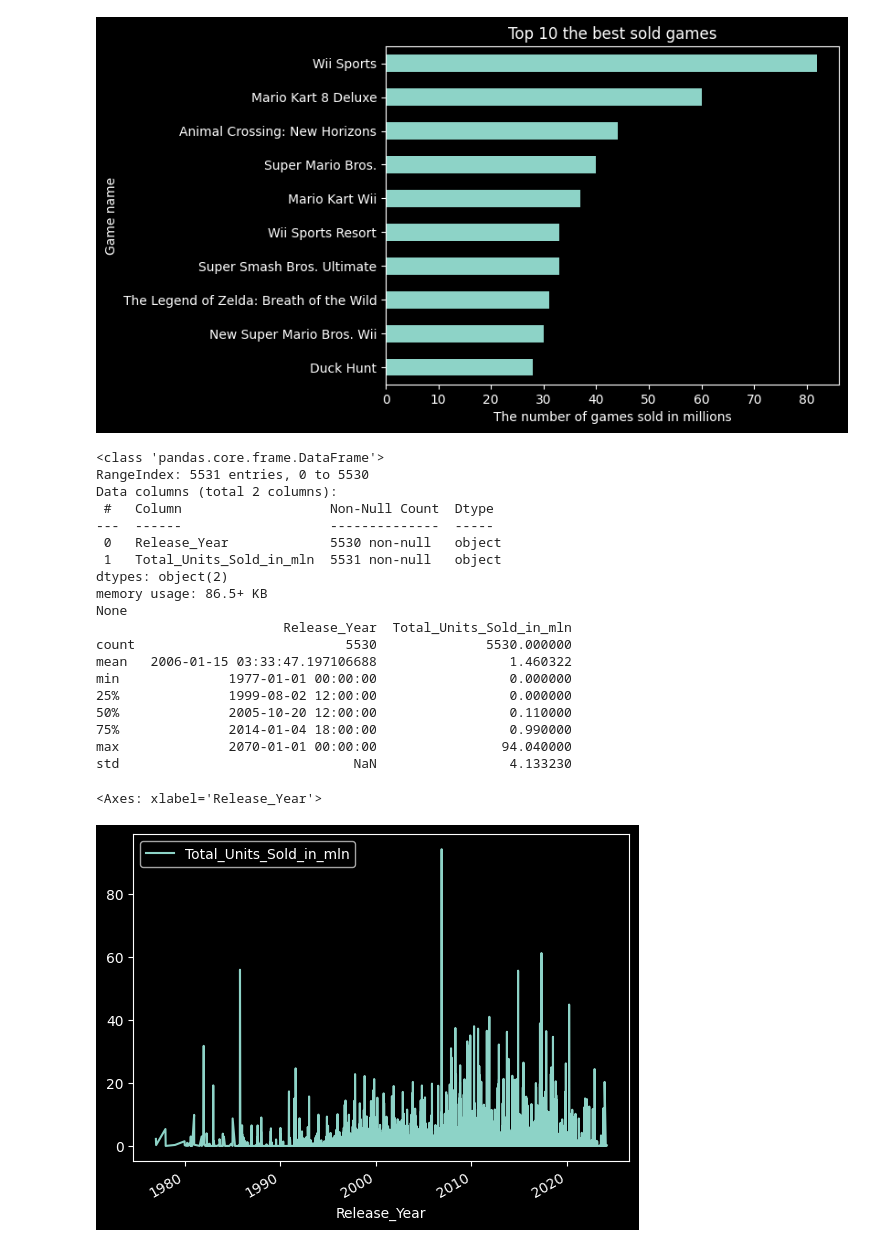
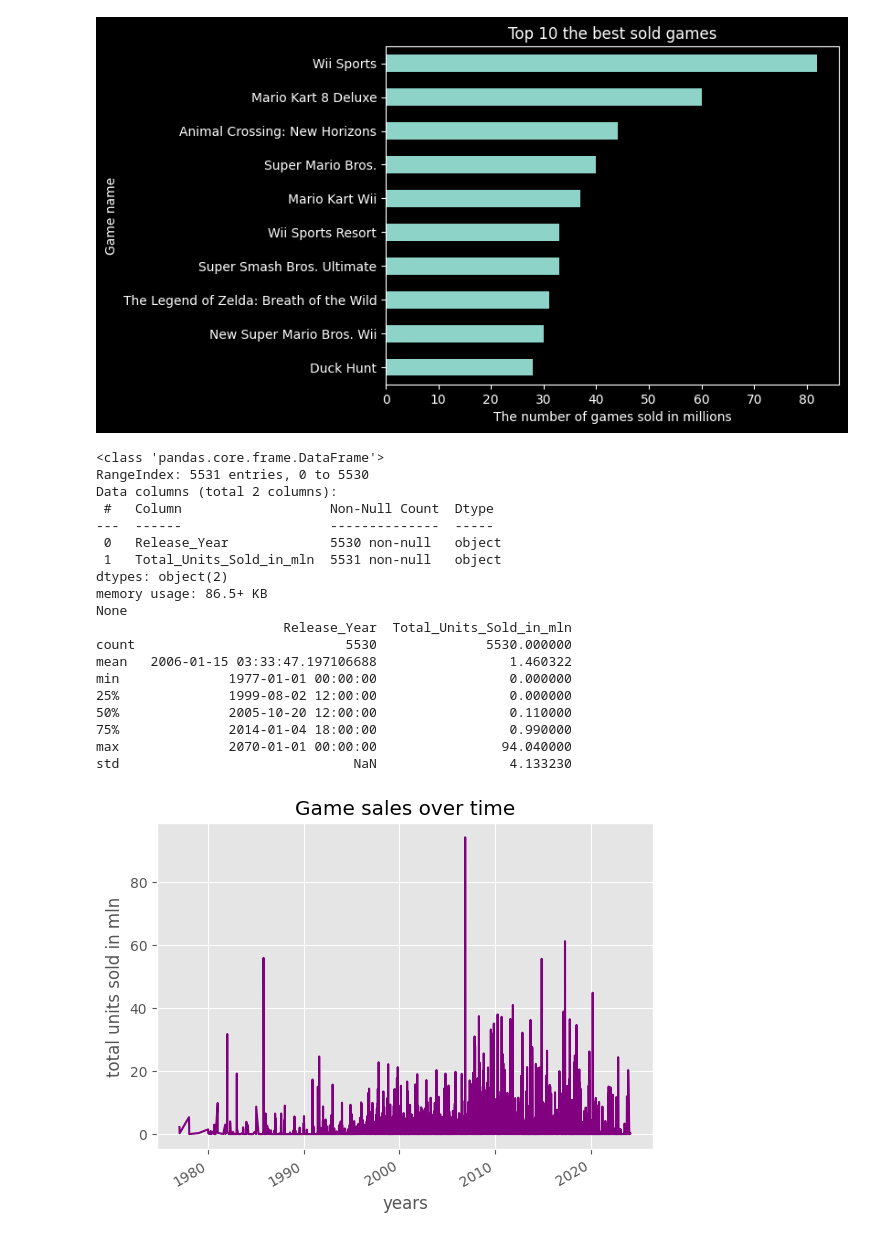
Before and after one commit to Gdyczko/Home_console_and_gaming_sales, a Jupyter notebook: Data_Visualisation.ipynb, the cells around one changed output. Saved outputs shown, nothing was run; the diff lists cells and outputs as text; code cells hidden in the pictures.

Commit message:
updateing README, Data_Visualistion and adding new images

```diff
--- a/Data_Visualisation.ipynb
+++ b/Data_Visualisation.ipynb
@@ -104,35 +104,39 @@ df_games_change = df_games_change.dropna()
 
 # Change data types in columns "Release_Year" and "Total_Units_Sold_in_ml"
 df_games_change['Release_Year'] = df_games_change['Release_Year'].astype("datetime64[ns]")
 df_games_change['Total_Units_Sold_in_mln'] = df_games_change['Total_Units_Sold_in_mln'].astype(float)
 
 # Show statistical analys
 print(df_games_change.describe())
 
 # Removing outlier values
 df_games_change = df_games_change[df_games_change['Release_Year'] <= '2024-02-27']
+
+# Creating a line char
+plt.style.use('ggplot')
+df_games_change.plot(x = "Release_Year", y = "Total_Units_Sold_in_mln", kind = 'line', color = 'purple')
+plt.title("Game sales over time")
+plt.xlabel("years")
+plt.ylabel("total units sold in mln")
+plt.legend().remove()
 # %% [output]
 <class 'pandas.core.frame.DataFrame'>
 RangeIndex: 5531 entries, 0 to 5530
 Data columns (total 2 columns):
  #   Column                   Non-Null Count  Dtype
 ---  ------                   --------------  -----
  0   Release_Year             5530 non-null   object
  1   Total_Units_Sold_in_mln  5531 non-null   object
 dtypes: object(2)
 memory usage: 86.5+ KB
 None
                         Release_Year  Total_Units_Sold_in_mln
 count                           5530              5530.000000
 mean   2006-01-15 03:33:47.197106688                 1.460322
 min              1977-01-01 00:00:00                 0.000000
 25%              1999-08-02 12:00:00                 0.000000
 50%              2005-10-20 12:00:00                 0.110000
 75%              2014-01-04 18:00:00                 0.990000
 max              2070-01-01 00:00:00                94.040000
 std                              NaN                 4.133230
+[figure, added]
-# %%
-df_games_change.plot(x = "Release_Year", y = "Total_Units_Sold_in_mln", kind = 'line')
-# %% [output]
-<Axes: xlabel='Release_Year'>
-[figure, removed]
```
Also changed, not shown: parts of 2 cells of this notebook, 3 other files.
